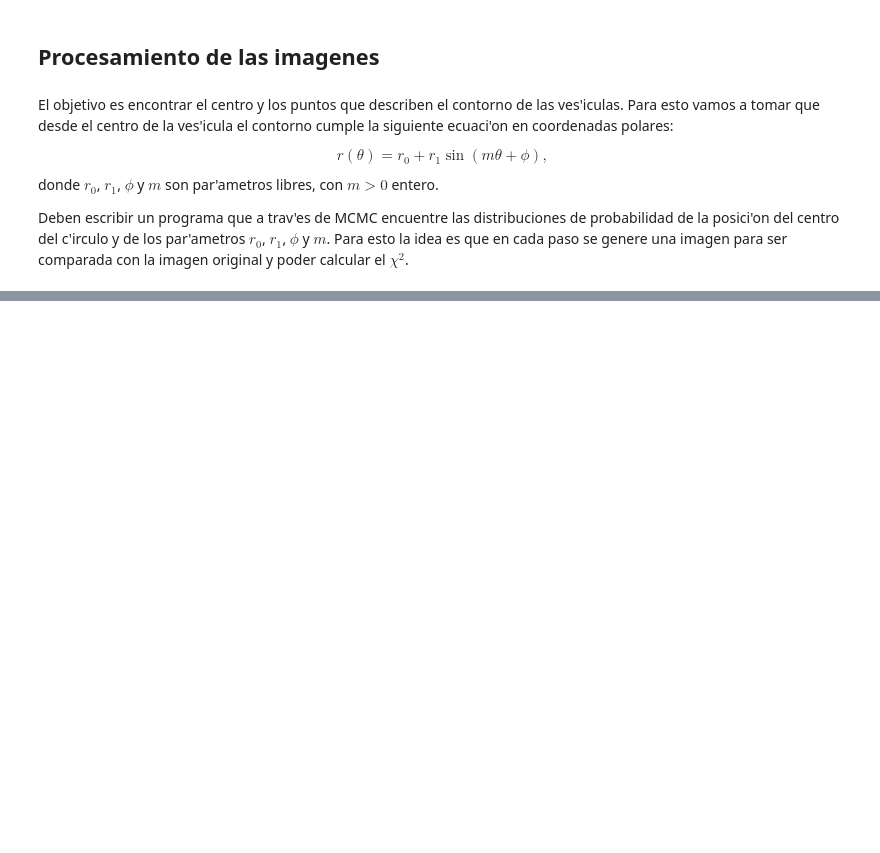
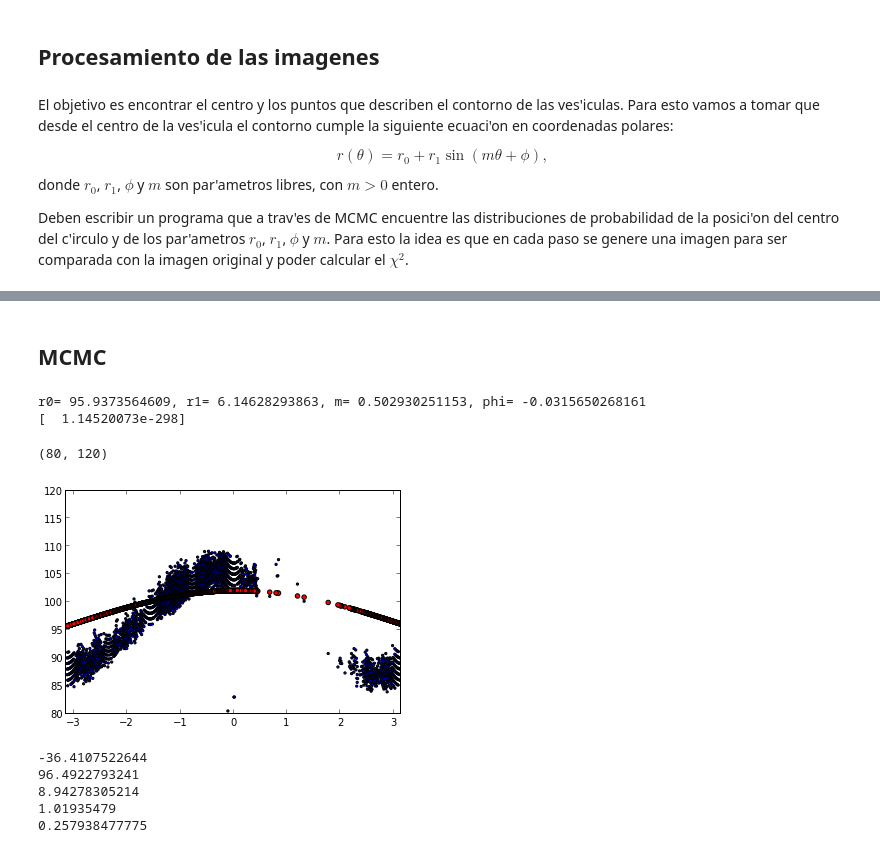
Before and after one commit to sebastianrosales/Castillo_Rosales_hw8, a Jupyter notebook: VesiculasDeRudy.ipynb, the cells around one changed output, grey strips where cells are left out. Drawn from its saved outputs; the diff is of its cells as text; code cells hidden in the pictures; blank space fills up the shorter version.

```diff
--- a/VesiculasDeRudy.ipynb
+++ b/VesiculasDeRudy.ipynb
@@ -42,4 +42,11 @@ Para esto la idea es que en cada paso se genere una imagen para ser
 comparada con la imagen original y poder calcular el $\chi^2$.
 # %%
 def modelo(theta,r0,r1,m, phi):
-    return r0+r1*sin(m*theta+phi)
+    return r0+r1*cos(m*theta+phi)
+# %%
+def likelihood(y_obs, y_model):
+    chi_squared = (1.0/2.0)*sum((y_obs-y_model)**2/var(y_obs))
+    #print "varianza= "+str(var(y_obs))
+    #print "chi= " + str(chi_squared)
+    #print "l= " + str(exp(-chi_squared))
+    return exp(-chi_squared)
@@ -82,0 +96,40 @@ print theta_obs
+# %% [markdown]
+## MCMC
+# %%
+r0_walk = empty((0))
+r1_walk = empty((0))
+m_walk = empty((0))
+phi_walk = empty((0))
+l_walk = empty((0))
+l_inst=0.0
+
+#Este While se asegura de no quedar atrapado en l=0
+while l_inst==0.0:
+
+    a=((random.random()*10)+95)
+    b=((random.random())+1)*5
+    c=random.random()
+    d=(random.random()-0.5)*pi/6
+    r_inst=modelo(theta_obs, a,b,c,d)
+    l_inst=likelihood(r_obs,r_inst)
+
+
+r0_walk = append(r0_walk,a)
+r1_walk = append(r1_walk,b)
+m_walk = append(m_walk, c)
+phi_walk = append(phi_walk, d)
+
+
+r_init = modelo(theta_obs, r0_walk[0], r1_walk[0],m_walk[0],phi_walk)
+l_walk = append(l_walk, likelihood(r_obs, r_init))
+print "r0= "+str(r0_walk[0])+", r1= "+str(r1_walk[0])+", m= " +str(m_walk[0])+ ", phi= "+str(phi_walk[0])
+print l_walk
+scatter(theta_obs,r_obs,s=5)
+scatter(theta_obs,r_init,c="r")
+xlim (-pi,pi)
+ylim(80, 120)
+# %% [output]
+r0= 95.9373564609, r1= 6.14628293863, m= 0.502930251153, phi= -0.0315650268161
+[  1.14520073e-298]
+(80, 120)
+[figure, added]
@@ -82,0 +177,17 @@ print theta_obs
+# %%
+max_likelihood_id = argmax(l_walk)
+best_r0 = r0_walk[max_likelihood_id]
+best_r1 = r1_walk[max_likelihood_id]
+best_m = m_walk[max_likelihood_id]
+best_phi = phi_walk[max_likelihood_id]
+print log10(l_walk[max_likelihood_id])
+print best_r0
+print best_r1
+print best_m
+print best_phi
+# %% [output]
+-36.4107522644
+96.4922793241
+8.94278305214
+1.01935479
+0.257938477775
```
Also changed, not shown: parts of 9 cells of this notebook.
